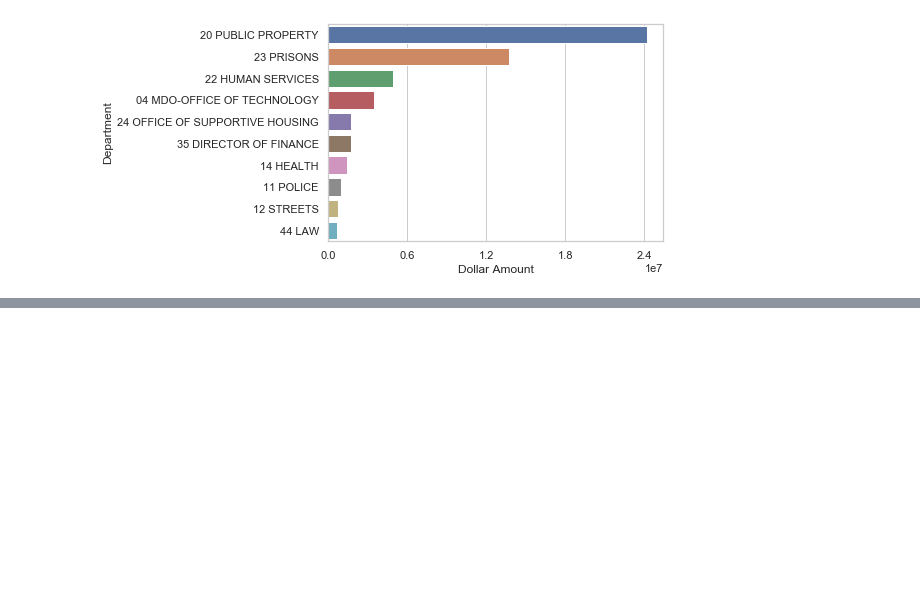
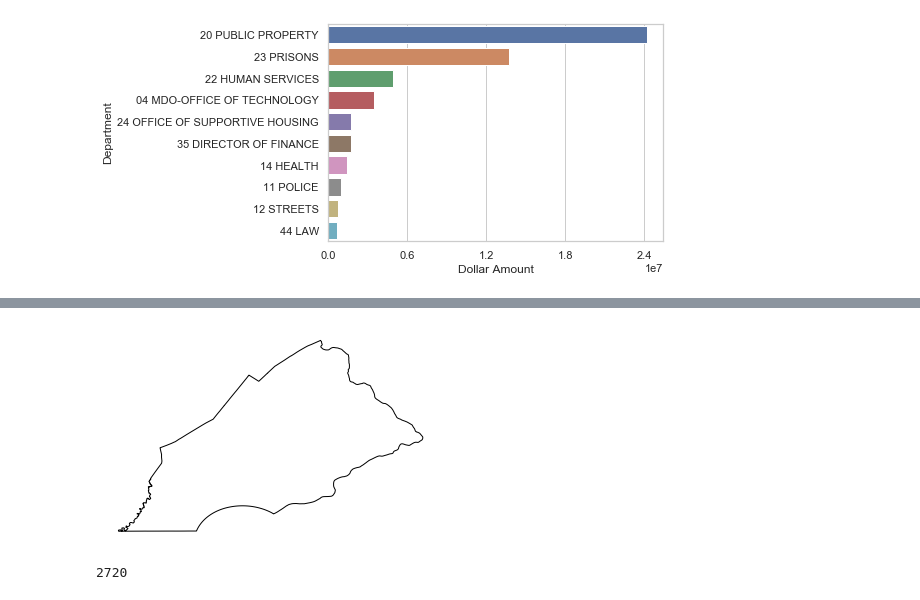
Before and after one commit to BinnyDaBin/MWDSBE, a Jupyter notebook: mwdsbe/general_funds_nhoods_analysis.ipynb, the cells around one changed output, grey strips where cells are left out. Saved outputs shown, nothing was run; the diff lists cells and outputs as text; code cells hidden in the pictures; blank space fills up the shorter version.

```diff
--- a/mwdsbe/general_funds_nhoods_analysis.ipynb
+++ b/mwdsbe/general_funds_nhoods_analysis.ipynb
@@ -402,0 +456,2 @@ plt.show()
+# %%
+msa = gpd.read_file(r'C:\Users\dabinlee\Documents\GitHub\mwdsbe_binny\MWDSBE\mwdsbe\data\philly_cbsa')
@@ -402,0 +478,4 @@ plt.show()
+# %%
+msa = gpd.GeoDataFrame(msa, geometry='geometry', crs={"init": "epsg:4326"})
+# %%
+philly_msa = msa.loc[msa['NAMELSAD10'].str.contains('Philadelphia')]
@@ -402,0 +487,6 @@ plt.show()
+# %%
+ax = philly_msa.plot(facecolor='none', edgecolor='black')
+ax.set_axis_off()
+ax.set_aspect("equal")
+# %% [output]
+[figure, added]
@@ -402,0 +495,4 @@ plt.show()
+# %%
+len(joined)
+# %% [output]
+2720
```
Also changed, not shown: parts of 14 cells of this notebook, 13 other files.
